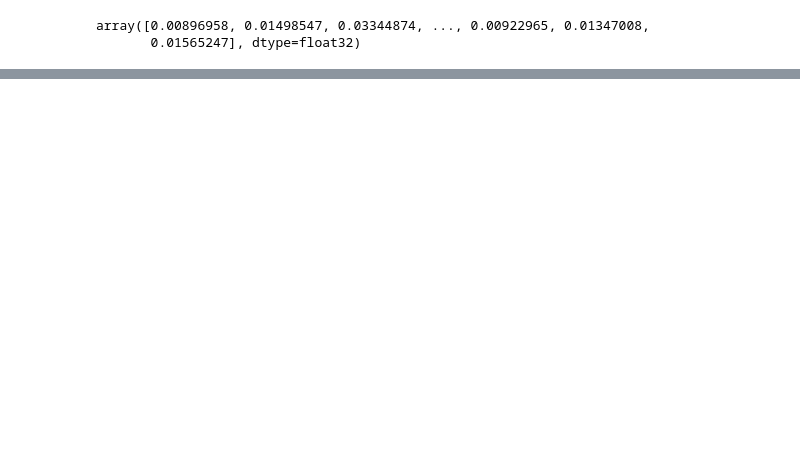
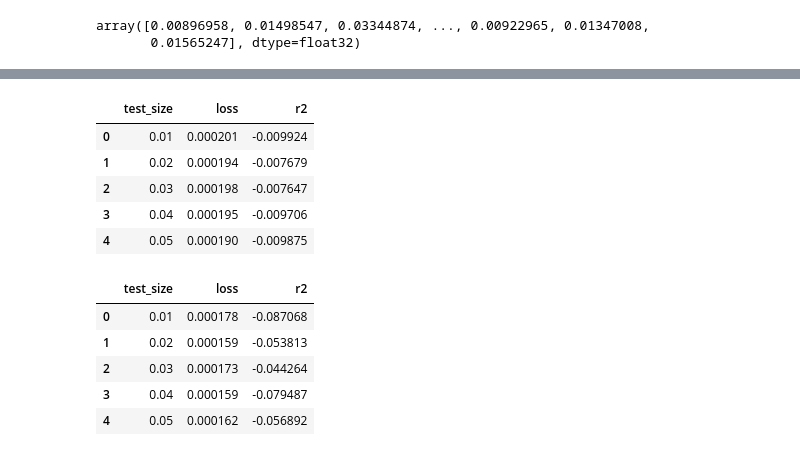
Before and after one commit to NickyDCFP/Machine-Learning-4563-Final-Project, a Jupyter notebook: keras.ipynb, the cells around one changed output, grey strips where cells are left out. Cells and saved outputs as stored; diff of their text form; code cells hidden in the pictures; blank space fills up the shorter version.

```diff
--- a/keras.ipynb
+++ b/keras.ipynb
@@ -117,3 +129,28 @@ R^2:-0.05185729265213013
+# %%
+def try_test_size(X, y, test_size):
+    X_train, X_test, y_train, y_test = train_test_split(X, y, test_size=test_size, random_state=42)
+    scaler = StandardScaler()
+    X_train_scaled = scaler.fit_transform(X_train)
+    X_test_scaled = scaler.transform(X_test)
+    l1_lambda = 0.1
+    l2_lambda = 0.1
+    model = keras.Sequential([
+        Dense(5, activation='sigmoid', kernel_regularizer=regularizers.l1(l1_lambda), input_shape=(X_train_scaled.shape[1], )),
+        Dense(5, activation='sigmoid', kernel_regularizer=regularizers.l2(l2_lambda)),
+        Dense(1)
+    ])
+    optimizer = Adam(learning_rate=0.0001) # Tried out 0.01 learning rate, not much different. 0.001 is the default. Lowering learning rate gives steady descent, nice
+    model.compile(optimizer=optimizer, loss='mean_squared_error', metrics=[r2])
+    fit = model.fit(X_train_scaled, y_train,
+                epochs=150,
+                batch_size=150,
+                verbose=0)
+    loss, r_2 = model.evaluate(X_test_scaled, y_test)
+    history = fit.history
+    history['loss'] = history['loss'][-1]
+    history['r2'] = history['r2'][-1]
+    history['test_size'] = test_size
+    return history, {'test_size': test_size, 'loss': loss, 'r2': r_2}
 # %%
 # Will probably shift into a different file later
 from sklearn.feature_selection import mutual_info_regression
@@ -140,0 +182,14 @@ array([0.00896958, 0.01498547, 0.03344874, ..., 0.00922965, 0.01347008,
+# %%
+cols = ['test_size', 'loss', 'r2']
+training_error = pd.DataFrame(columns=cols)
+test_error = pd.DataFrame(columns=cols)
+
+for i in range(1, 50, 1):
+    test_size = i / 100
+    history, eval = try_test_size(X, y, test_size)
+    training_error = pd.concat([training_error, pd.DataFrame(history, index=['test_size'])], ignore_index=True)
+    test_error = pd.concat([test_error, pd.DataFrame(eval, index=['test_size'])], ignore_index=True)
+
+display(training_error.head())
+display(test_error.head())
+# %% [output]
@@ -140,0 +216,12 @@ array([0.00896958, 0.01498547, 0.03344874, ..., 0.00922965, 0.01347008,
+|  | test_size | loss | r2 |
+| 0 | 0.01 | 0.000201 | -0.009924 |
+| 1 | 0.02 | 0.000194 | -0.007679 |
+| 2 | 0.03 | 0.000198 | -0.007647 |
+| 3 | 0.04 | 0.000195 | -0.009706 |
+| 4 | 0.05 | 0.000190 | -0.009875 |
+|  | test_size | loss | r2 |
+| 0 | 0.01 | 0.000178 | -0.087068 |
+| 1 | 0.02 | 0.000159 | -0.053813 |
+| 2 | 0.03 | 0.000173 | -0.044264 |
+| 3 | 0.04 | 0.000159 | -0.079487 |
+| 4 | 0.05 | 0.000162 | -0.056892 |
```
Also changed, not shown: parts of 9 cells of this notebook, 2 other files.
